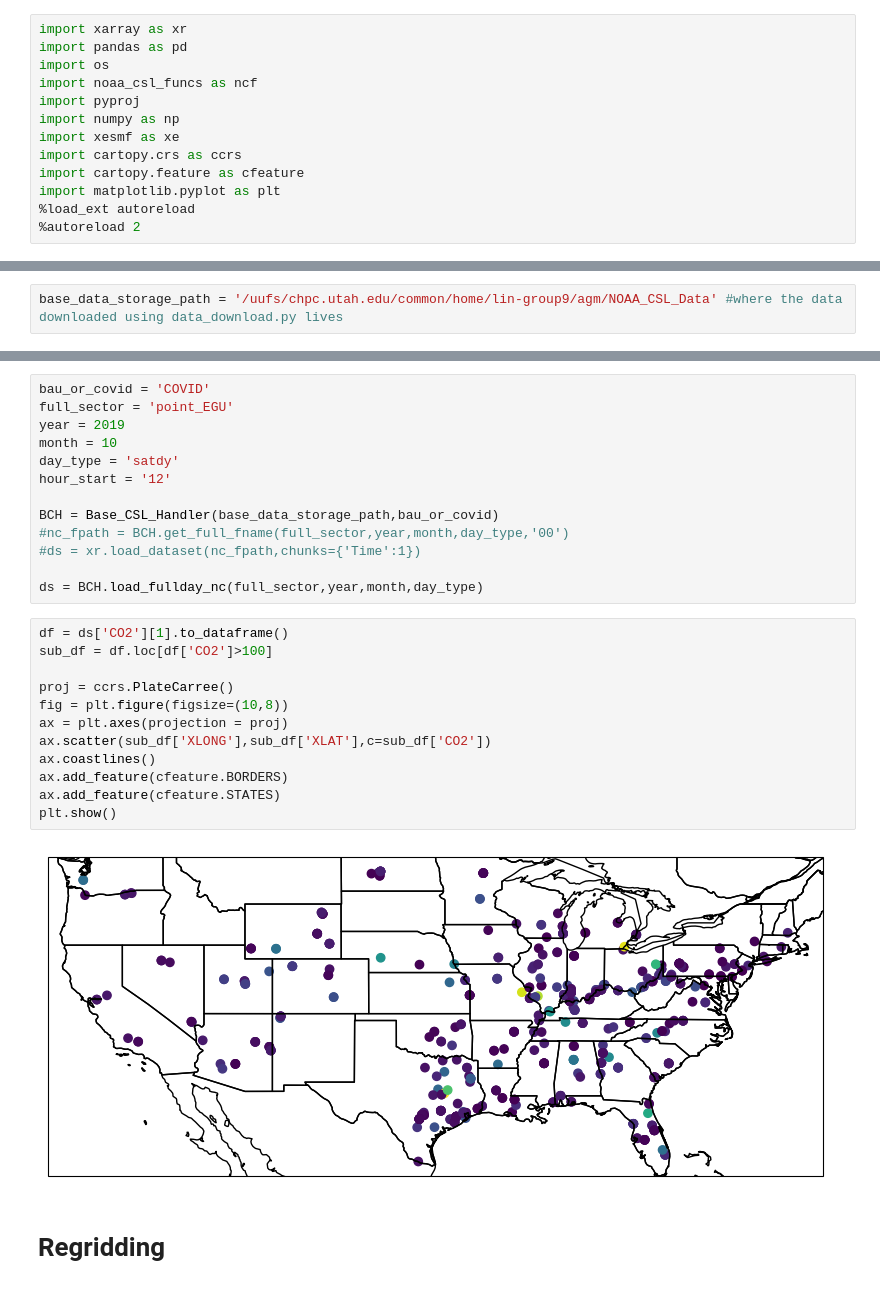
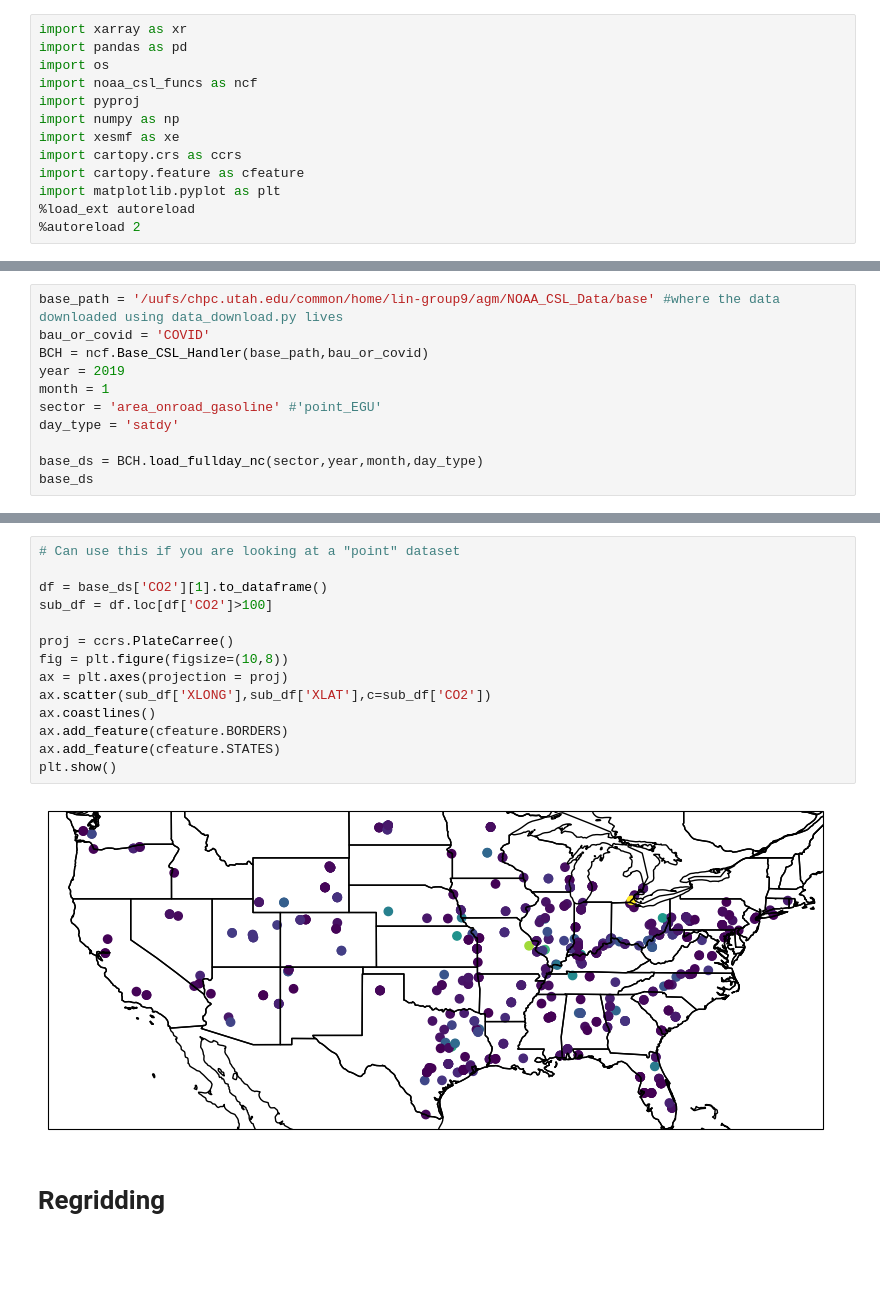
Before and after one commit to agmeyer4/noaa_csl, a Jupyter notebook: noaa_csl_dev.ipynb, the cells around one changed output, grey strips where cells are left out. Drawn from its saved outputs; the diff is of its cells as text; blank space fills up the shorter version.

```diff
--- a/noaa_csl_dev.ipynb
+++ b/noaa_csl_dev.ipynb
@@ -14,2 +18,11 @@ import matplotlib.pyplot as plt
 # %%
-base_data_storage_path = '/uufs/chpc.utah.edu/common/home/lin-group9/agm/NOAA_CSL_Data' #where the data downloaded using data_download.py lives
+base_path = '/uufs/chpc.utah.edu/common/home/lin-group9/agm/NOAA_CSL_Data/base' #where the data downloaded using data_download.py lives
+bau_or_covid = 'COVID'
+BCH = ncf.Base_CSL_Handler(base_path,bau_or_covid)
+year = 2019
+month = 1
+sector = 'area_onroad_gasoline' #'point_EGU'
+day_type = 'satdy'
+
+base_ds = BCH.load_fullday_nc(sector,year,month,day_type)
+base_ds
@@ -56,29 +69,18 @@ FileNotFoundError: [Errno 2] No such file or directory: '/uufs/chpc.utah.edu/com
-# %%
-bau_or_covid = 'COVID'
-full_sector = 'point_EGU'
-year = 2019
-month = 10
-day_type = 'satdy'
-hour_start = '12'
-
-BCH = Base_CSL_Handler(base_data_storage_path,bau_or_covid)
-#nc_fpath = BCH.get_full_fname(full_sector,year,month,day_type,'00')
-#ds = xr.load_dataset(nc_fpath,chunks={'Time':1})
-
-ds = BCH.load_fullday_nc(full_sector,year,month,day_type)
 # %%
-df = ds['CO2'][1].to_dataframe()
+# Can use this if you are looking at a "point" dataset
+
+df = base_ds['CO2'][1].to_dataframe()
 sub_df = df.loc[df['CO2']>100]
 
 proj = ccrs.PlateCarree()
 fig = plt.figure(figsize=(10,8))
 ax = plt.axes(projection = proj)
 ax.scatter(sub_df['XLONG'],sub_df['XLAT'],c=sub_df['CO2'])
 ax.coastlines()
 ax.add_feature(cfeature.BORDERS)
 ax.add_feature(cfeature.STATES)
 plt.show()
 # %% [output]
-[figure, old version]
+[figure, new version]
 # %% [markdown]
 # Regridding
```
Also changed, not shown: parts of 30 cells of this notebook, 5 other files.
